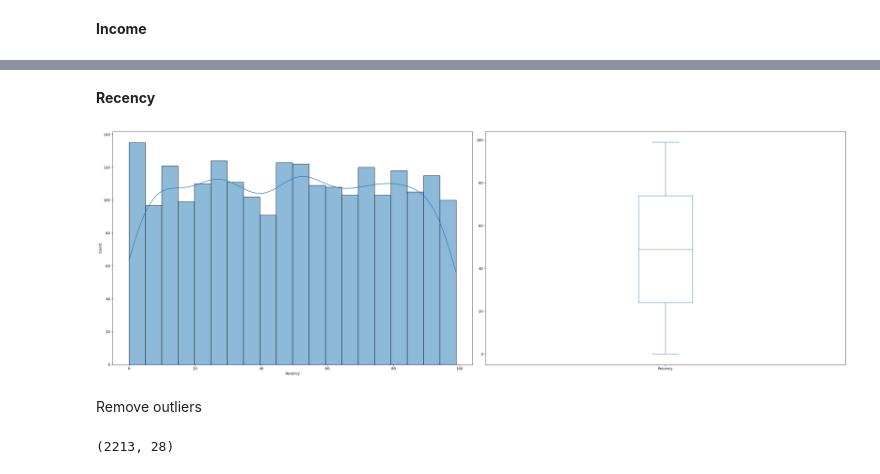
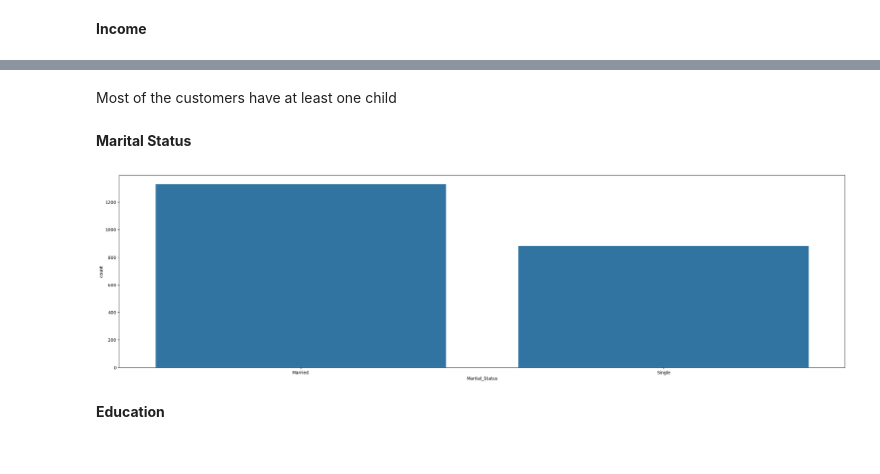
Before and after one commit to PerisN/Campaign_Marketing_Analytics, a Jupyter notebook: notebooks/customer_profile_analysis.ipynb, the cells around one changed output, grey strips where cells are left out. Cells and saved outputs as stored; diff of their text form; code cells hidden in the pictures.

```diff
--- a/notebooks/customer_profile_analysis.ipynb
+++ b/notebooks/customer_profile_analysis.ipynb
@@ -167,18 +247,11 @@ plt.tight_layout()
+# %% [markdown]
+Most of the customers have at least one child
+# %% [markdown]
+**Marital Status**
+# %%
+plt.figure(figsize=(30, 8))
+sns.countplot(x="Marital_Status", data=df);
+# %% [output]
+[figure, added]
 # %% [markdown]
-**Recency**
+**Education**
-# %%
-plt.figure(figsize=(30, 10))
-plt.subplot(1, 2, 1)
-sns.histplot(df['Recency'],kde=True,bins=20)
-plt.subplot(1, 2, 2)
-df['Recency'].plot(kind='box');
-plt.tight_layout()
-# %% [output]
-[figure, removed]
-# %% [markdown]
-Remove outliers
-# %%
-df = df.loc[df['Age'] < 85]
-df.shape
-# %% [output]
-(2213, 28)
```
Also changed, not shown: parts of 42 cells of this notebook.
